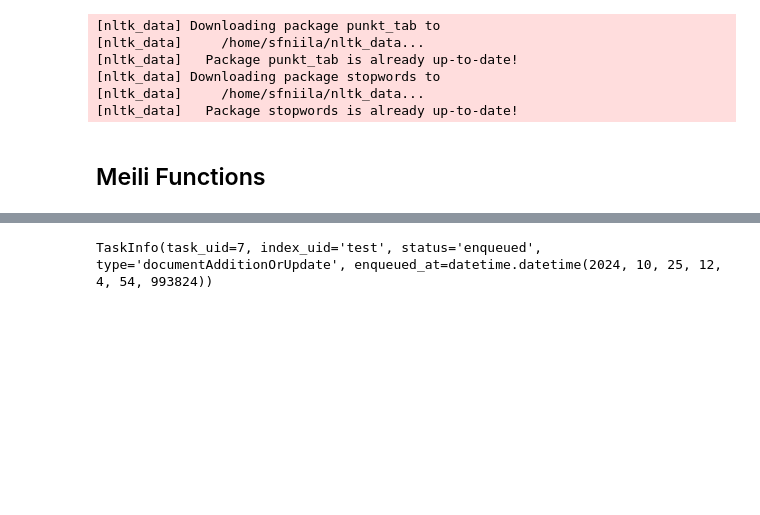
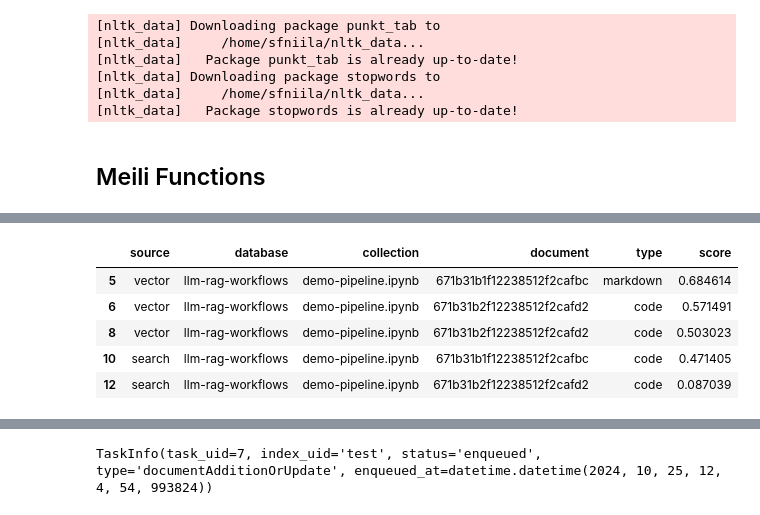
Before and after one commit to K123AsJ0k1/cloud-hpc-oss-mlops-platform, a Jupyter notebook: applications/development/LLMs/pipeline/preprocessing/RAG-Development.ipynb, the cells around one changed output, grey strips where cells are left out. Drawn from its saved outputs; the diff is of its cells as text; code cells hidden in the pictures; blank space fills up the shorter version.

```diff
--- a/applications/development/LLMs/pipeline/preprocessing/RAG-Development.ipynb
+++ b/applications/development/LLMs/pipeline/preprocessing/RAG-Development.ipynb
@@ -1534,0 +1808,9 @@ keyword_documents
+# %%
+filtered_df
+# %% [output]
+|  | source | database | collection | document | type | score |
+| 5 | vector | llm-rag-workflows | demo-pipeline.ipynb | 671b31b1f12238512f2cafbc | markdown | 0.684614 |
+| 6 | vector | llm-rag-workflows | demo-pipeline.ipynb | 671b31b2f12238512f2cafd2 | code | 0.571491 |
+| 8 | vector | llm-rag-workflows | demo-pipeline.ipynb | 671b31b2f12238512f2cafd2 | code | 0.503023 |
+| 10 | search | llm-rag-workflows | demo-pipeline.ipynb | 671b31b1f12238512f2cafbc | code | 0.471405 |
+| 12 | search | llm-rag-workflows | demo-pipeline.ipynb | 671b31b2f12238512f2cafd2 | code | 0.087039 |
```
Also changed, not shown: parts of 42 cells of this notebook.
